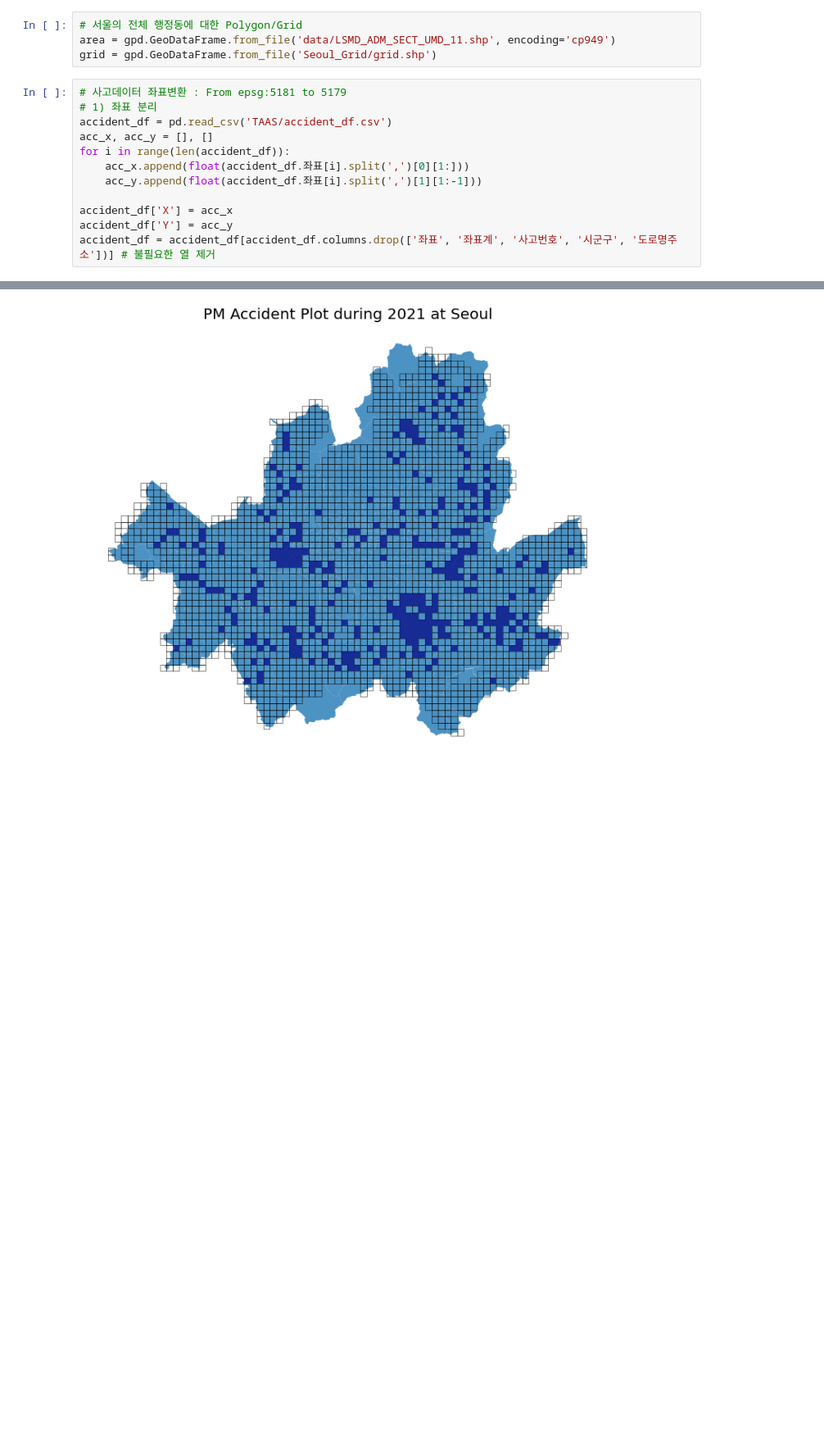
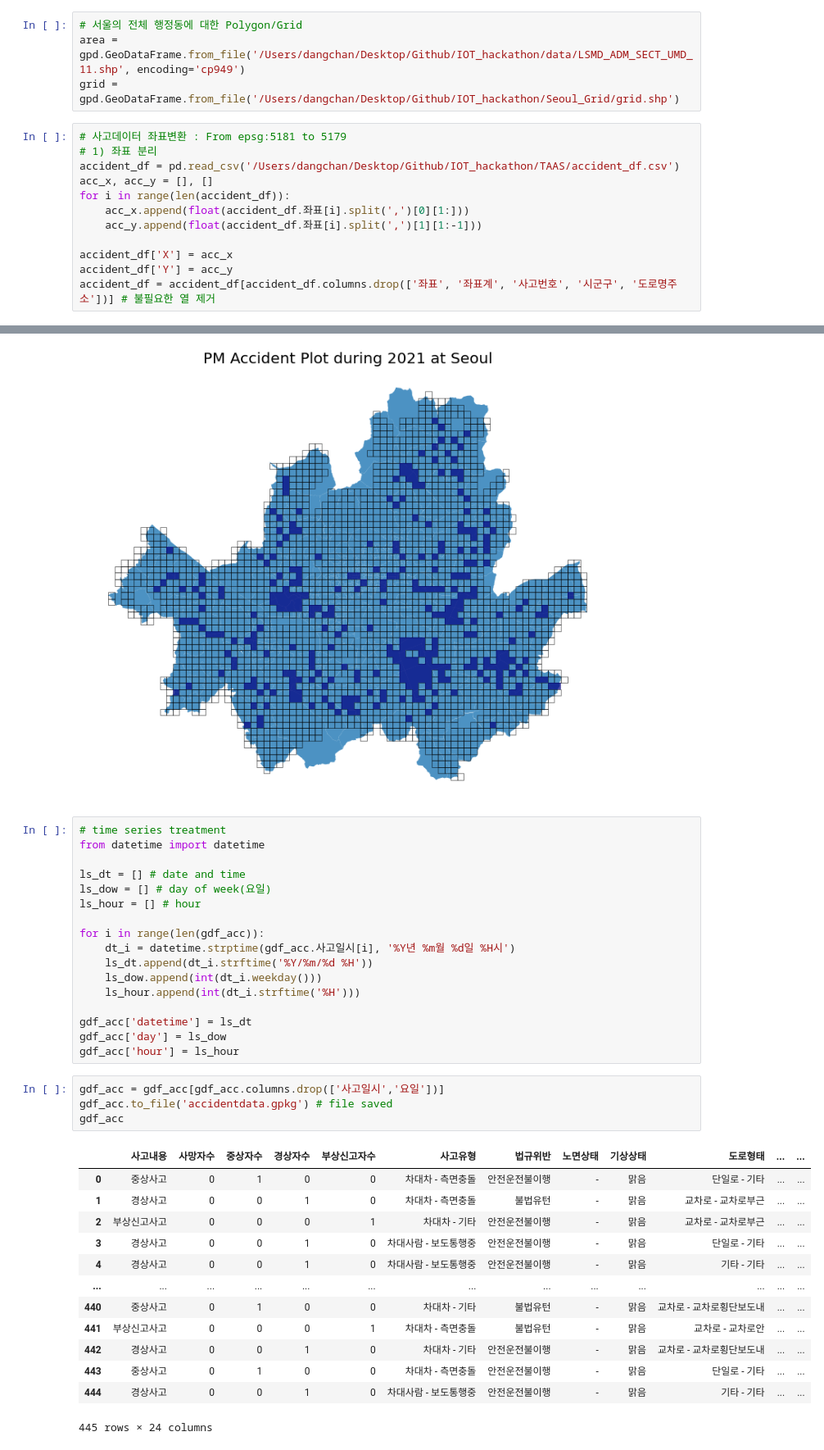
Before and after one commit to ddangchani/IOT_hackathon, a Jupyter notebook: Preprocessing/preprocessing_accident.ipynb, the cells around one changed output, grey strips where cells are left out. Shown at 82% size. Drawn from its saved outputs; the diff is of its cells as text; blank space fills up the shorter version.

```diff
--- a/preprocessing.ipynb
+++ b/Preprocessing/preprocessing_accident.ipynb
@@ -7,11 +8,11 @@ import pandas as pd
 # %%
 # 서울의 전체 행정동에 대한 Polygon/Grid
-area = gpd.GeoDataFrame.from_file('data/LSMD_ADM_SECT_UMD_11.shp', encoding='cp949')
-grid = gpd.GeoDataFrame.from_file('Seoul_Grid/grid.shp')
+area = gpd.GeoDataFrame.from_file('/Users/dangchan/Desktop/Github/IOT_hackathon/data/LSMD_ADM_SECT_UMD_11.shp', encoding='cp949')
+grid = gpd.GeoDataFrame.from_file('/Users/dangchan/Desktop/Github/IOT_hackathon/Seoul_Grid/grid.shp')
 # %%
 # 사고데이터 좌표변환 : From epsg:5181 to 5179
 # 1) 좌표 분리
-accident_df = pd.read_csv('TAAS/accident_df.csv')
+accident_df = pd.read_csv('/Users/dangchan/Desktop/Github/IOT_hackathon/TAAS/accident_df.csv')
 acc_x, acc_y = [], []
 for i in range(len(accident_df)):
     acc_x.append(float(accident_df.좌표[i].split(',')[0][1:]))
@@ -77,3 +78,38 @@ plt.tight_layout()
 plt.show()
 # %% [output]
 [figure]
+# %%
+# time series treatment
+from datetime import datetime
+
+ls_dt = [] # date and time
+ls_dow = [] # day of week(요일)
+ls_hour = [] # hour
+
+for i in range(len(gdf_acc)):
+    dt_i = datetime.strptime(gdf_acc.사고일시[i], '%Y년 %m월 %d일 %H시')
+    ls_dt.append(dt_i.strftime('%Y/%m/%d %H'))
+    ls_dow.append(int(dt_i.weekday()))
+    ls_hour.append(int(dt_i.strftime('%H')))
+
+gdf_acc['datetime'] = ls_dt
+gdf_acc['day'] = ls_dow
+gdf_acc['hour'] = ls_hour
+# %%
+gdf_acc = gdf_acc[gdf_acc.columns.drop(['사고일시','요일'])]
+gdf_acc.to_file('accidentdata.gpkg') # file saved
+gdf_acc
+# %% [output]
+|  | 사고내용 | 사망자수 | 중상자수 | 경상자수 | 부상신고자수 | 사고유형 | 법규위반 | 노면상태 | 기상상태 | 도로형태 | ... | ... |
+| 0 | 중상사고 | 0 | 1 | 0 | 0 | 차대차 - 측면충돌 | 안전운전불이행 | - | 맑음 | 단일로 - 기타 | ... | ... |
+| 1 | 경상사고 | 0 | 0 | 1 | 0 | 차대차 - 측면충돌 | 불법유턴 | - | 맑음 | 교차로 - 교차로부근 | ... | ... |
+| 2 | 부상신고사고 | 0 | 0 | 0 | 1 | 차대차 - 기타 | 안전운전불이행 | - | 맑음 | 교차로 - 교차로부근 | ... | ... |
+| 3 | 경상사고 | 0 | 0 | 1 | 0 | 차대사람 - 보도통행중 | 안전운전불이행 | - | 맑음 | 단일로 - 기타 | ... | ... |
+| 4 | 경상사고 | 0 | 0 | 1 | 0 | 차대사람 - 보도통행중 | 안전운전불이행 | - | 맑음 | 기타 - 기타 | ... | ... |
+| ... | ... | ... | ... | ... | ... | ... | ... | ... | ... | ... | ... | ... |
+| 440 | 중상사고 | 0 | 1 | 0 | 0 | 차대차 - 기타 | 불법유턴 | - | 맑음 | 교차로 - 교차로횡단보도내 | ... | ... |
+| 441 | 부상신고사고 | 0 | 0 | 0 | 1 | 차대차 - 측면충돌 | 불법유턴 | - | 맑음 | 교차로 - 교차로안 | ... | ... |
+| 442 | 경상사고 | 0 | 0 | 1 | 0 | 차대차 - 기타 | 안전운전불이행 | - | 맑음 | 교차로 - 교차로횡단보도내 | ... | ... |
+| 443 | 중상사고 | 0 | 1 | 0 | 0 | 차대차 - 측면충돌 | 안전운전불이행 | - | 맑음 | 단일로 - 기타 | ... | ... |
+| 444 | 경상사고 | 0 | 0 | 1 | 0 | 차대사람 - 보도통행중 | 안전운전불이행 | - | 맑음 | 기타 - 기타 | ... | ... |
+445 rows × 24 columns
```
Also changed, not shown: parts of 1 cell of this notebook, 7 other files.
